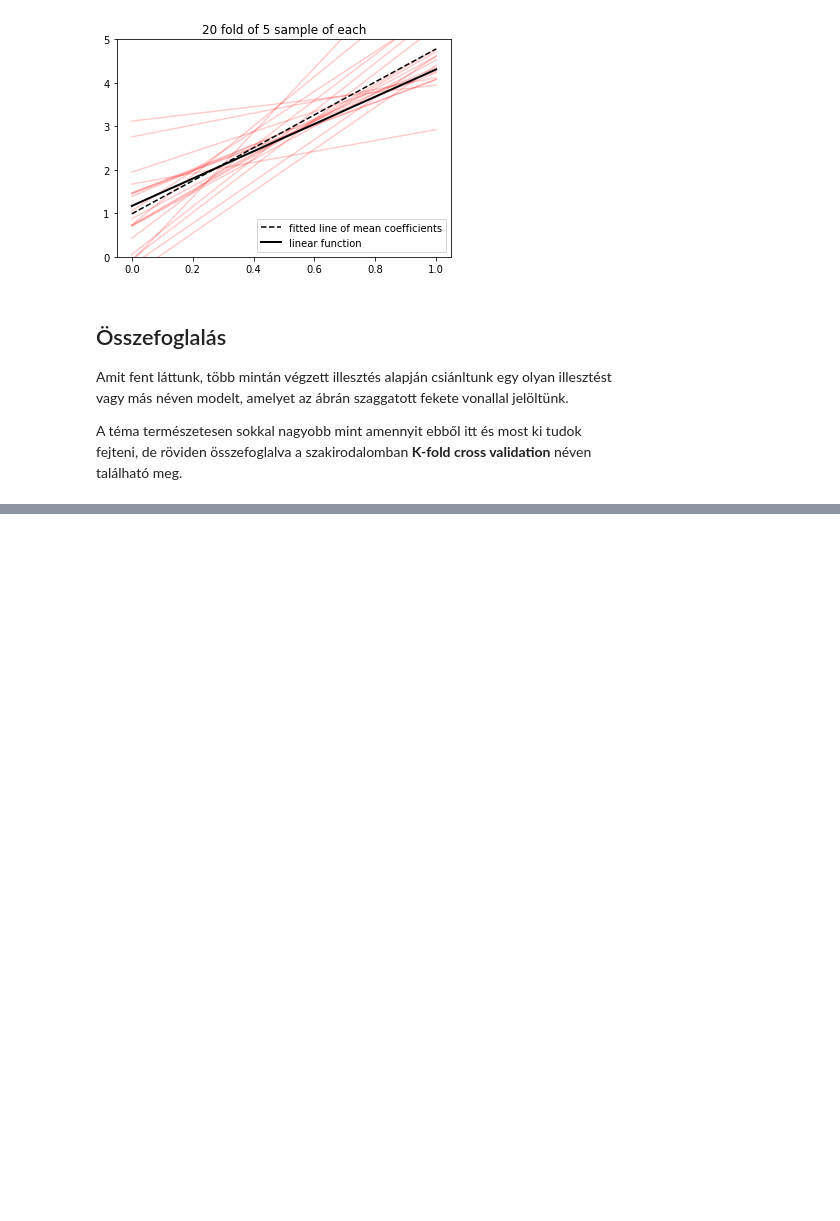
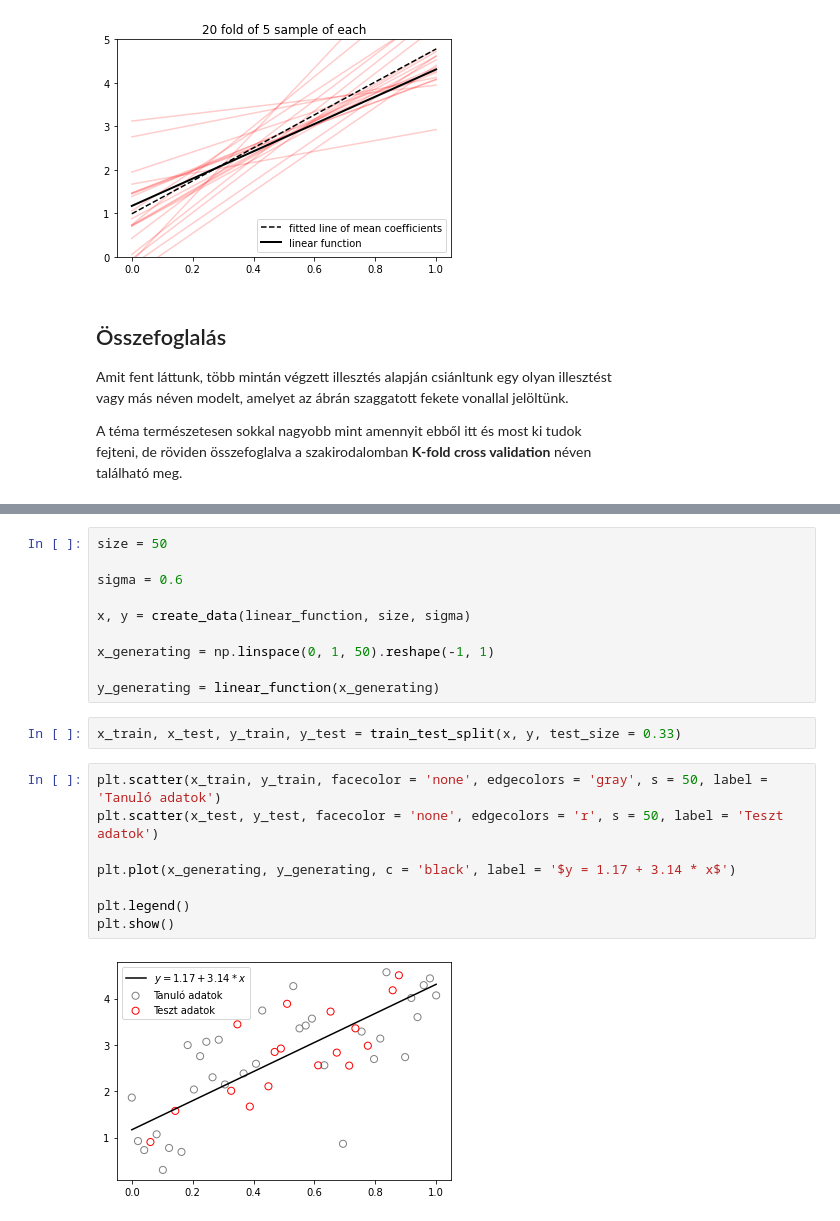
Before and after one commit to JoDeMiro/Statistics, a Jupyter notebook: Python_Statistics_03_Linear_Regression.ipynb, the cells around one changed output, grey strips where cells are left out. Saved outputs shown, nothing was run; the diff lists cells and outputs as text; blank space fills up the shorter version.

Commit message:
Linear Regression model and K-Fold Cross Validation

```diff
--- a/Python_Statistics_03_Linear_Regression.ipynb
+++ b/Python_Statistics_03_Linear_Regression.ipynb
@@ -550,0 +590,22 @@ található meg.
+# %%
+size = 50
+
+sigma = 0.6
+
+x, y = create_data(linear_function, size, sigma)
+
+x_generating = np.linspace(0, 1, 50).reshape(-1, 1)
+
+y_generating = linear_function(x_generating)
+# %%
+x_train, x_test, y_train, y_test = train_test_split(x, y, test_size = 0.33)
+# %%
+plt.scatter(x_train, y_train, facecolor = 'none', edgecolors = 'gray', s = 50, label = 'Tanuló adatok')
+plt.scatter(x_test, y_test, facecolor = 'none', edgecolors = 'r', s = 50, label = 'Teszt adatok')
+
+plt.plot(x_generating, y_generating, c = 'black', label = '$y = 1.17 + 3.14 * x$')
+
+plt.legend()
+plt.show()
+# %% [output]
+[figure, added]
```
Also changed, not shown: parts of 8 cells of this notebook.
